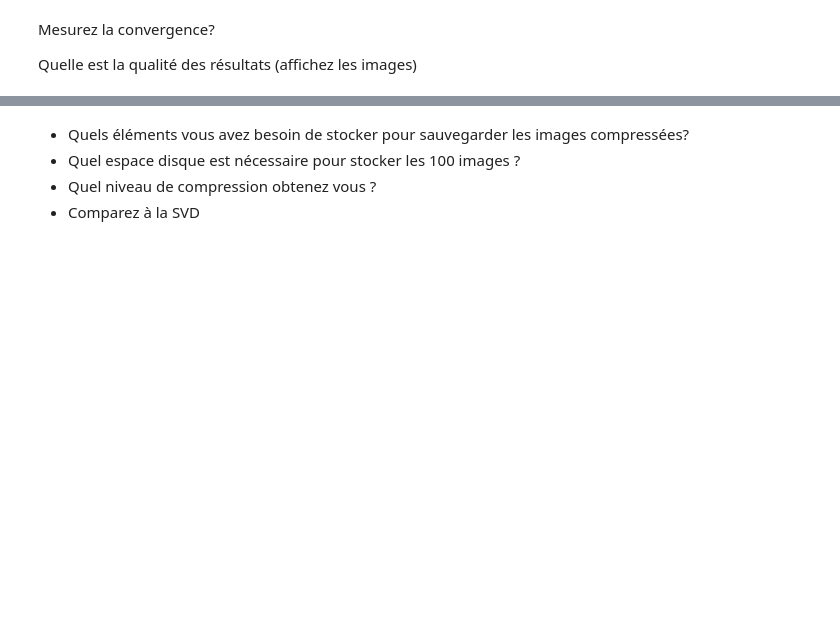
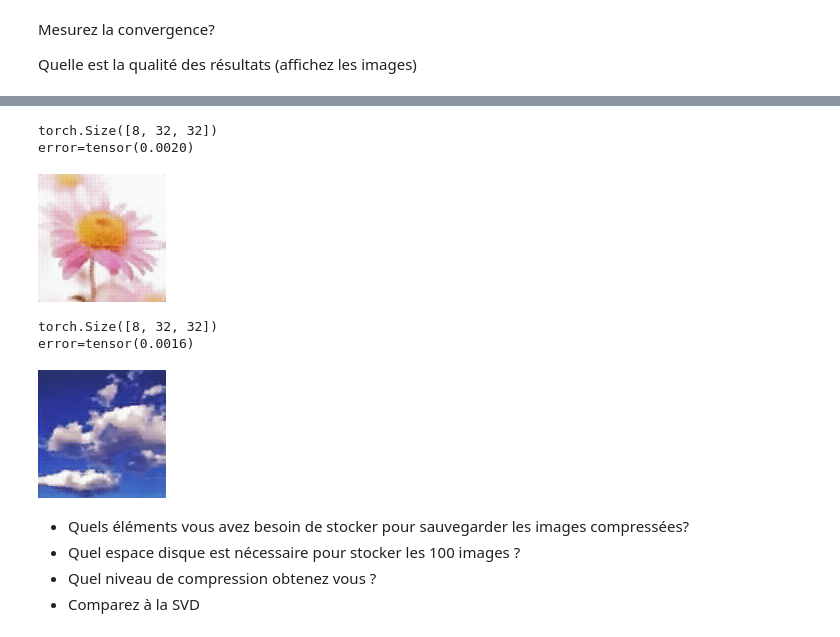
Before and after one commit to charles66820/CREMIfiles, a Jupyter notebook: IS329_fouille/project/Projet-DL-Image.ipynb, the cells around one changed output, grey strips where cells are left out. Drawn from its saved outputs; the diff is of its cells as text; code cells hidden in the pictures; blank space fills up the shorter version.

```diff
--- a/IS329_fouille/project/Projet-DL-Image.ipynb
+++ b/IS329_fouille/project/Projet-DL-Image.ipynb
@@ -352,3 +372,20 @@ Quelle est la qualité des résultats (affichez les images)
+# %%
+for input in [transforms.ToTensor()(Image.open(f)) for f in glob.glob("test/*")]:
+    with torch.no_grad():
+        z = encoder(input)
+        print(z.shape)
+        output = decoder(z)
+        error = loss(output, input)
+        print(f"{error=}")
+        outputNp = output.transpose(0, 2).transpose(0, 1).numpy()
+        display(dataArrayToImg(outputNp*255))
+# %% [output]
+torch.Size([8, 32, 32])
+error=tensor(0.0020)
+[figure, added]
+torch.Size([8, 32, 32])
+error=tensor(0.0016)
+[figure, added]
 # %% [markdown]
 - Quels éléments vous avez besoin de stocker pour sauvegarder les images compressées?
 - Quel espace disque est nécessaire pour stocker les 100 images ?
```
Also changed, not shown: parts of 6 cells of this notebook, 2 other files.
